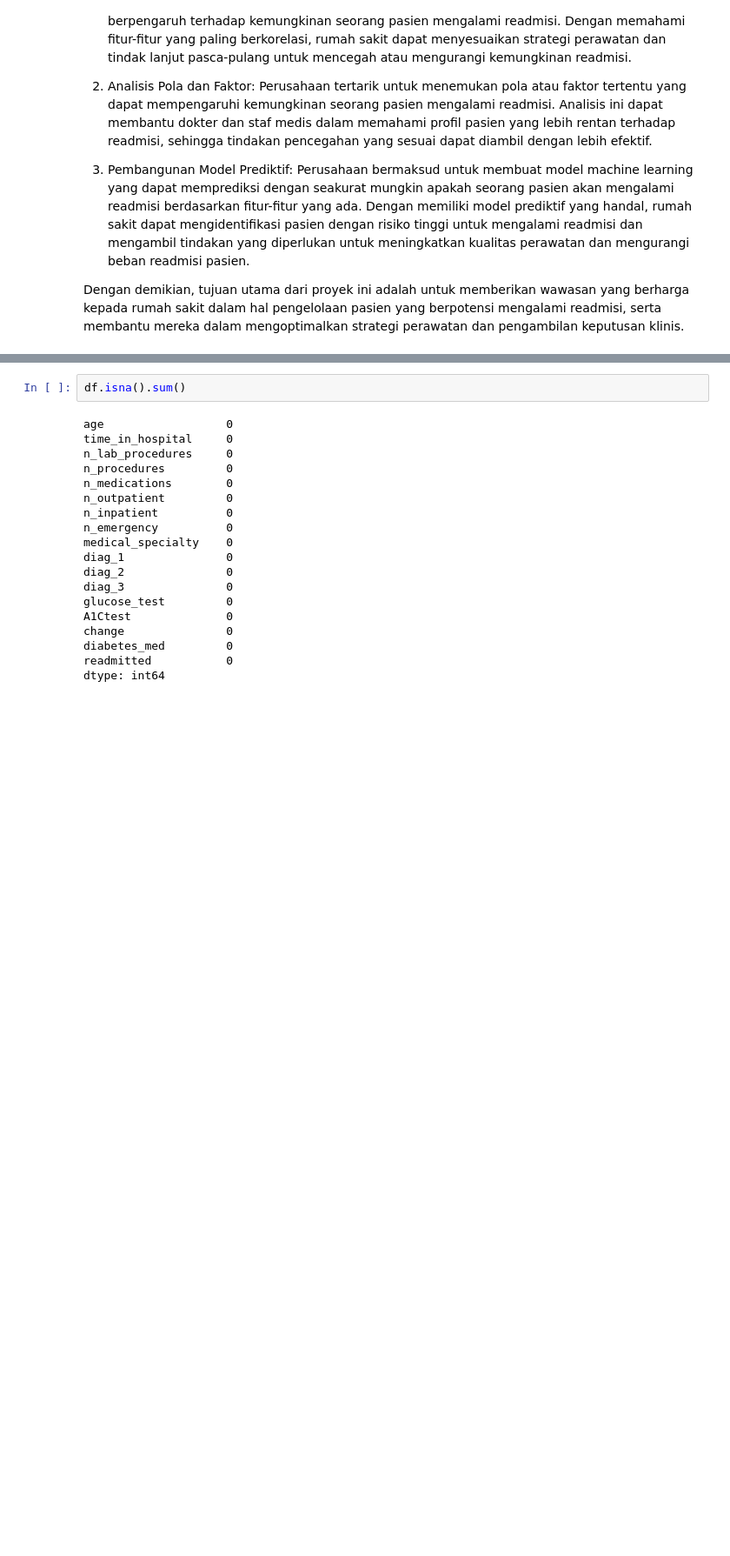
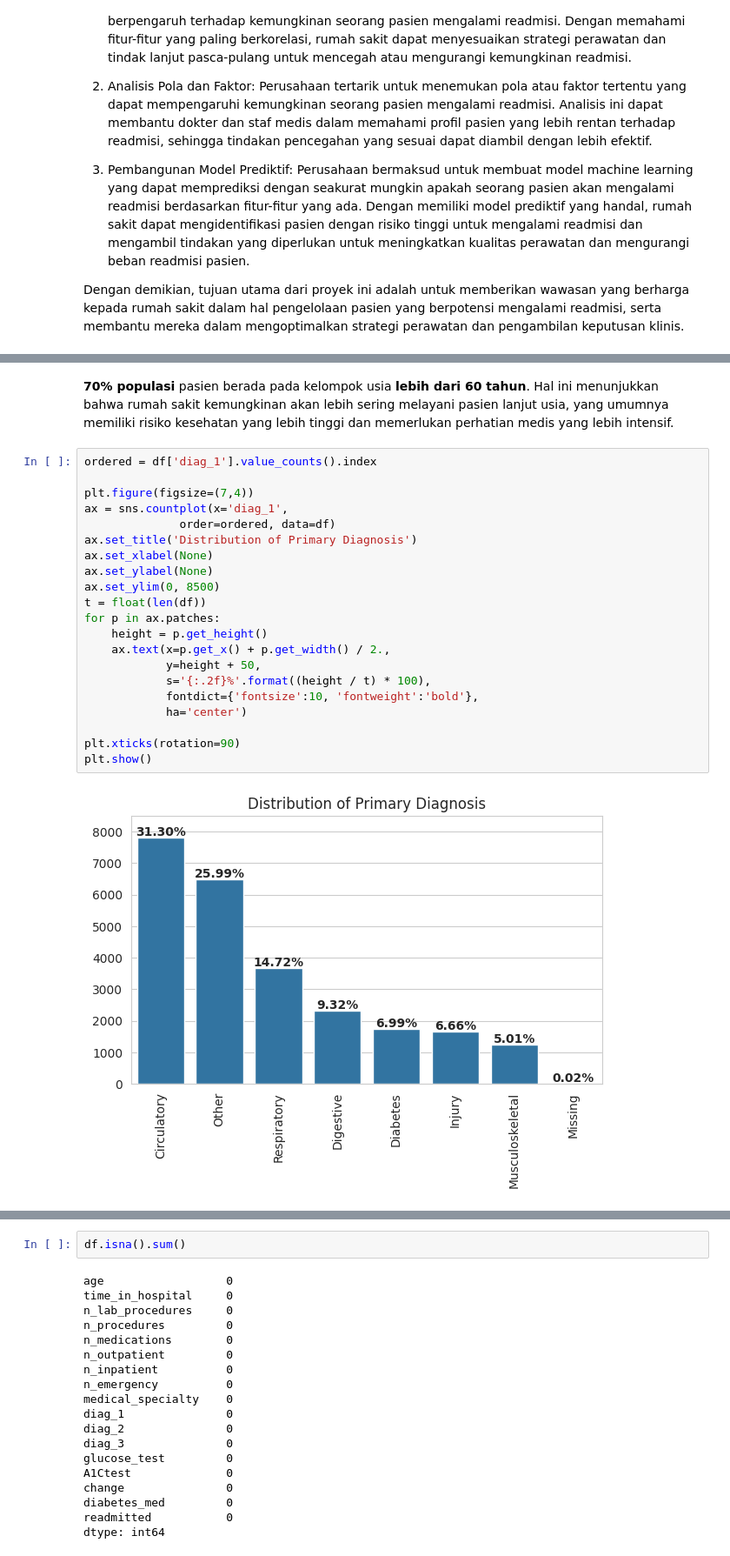
Before and after one commit to mfathul21/hospital-patient-readmissions, a Jupyter notebook: notebook.ipynb, the cells around one changed output, grey strips where cells are left out. Shown at 87% size. Cells and saved outputs as stored; diff of their text form; blank space fills up the shorter version.

```diff
--- a/notebook.ipynb
+++ b/notebook.ipynb
@@ -620,0 +134,25 @@ VIF>5, Extreme Multicollinearity (This is what we have to avoid)
+# %% [markdown]
+**70% populasi** pasien berada pada kelompok usia **lebih dari 60 tahun**. Hal ini menunjukkan bahwa rumah sakit kemungkinan akan lebih sering melayani pasien lanjut usia, yang umumnya memiliki risiko kesehatan yang lebih tinggi dan memerlukan perhatian medis yang lebih intensif.
+# %%
+ordered = df['diag_1'].value_counts().index
+
+plt.figure(figsize=(7,4))
+ax = sns.countplot(x='diag_1',
+              order=ordered, data=df)
+ax.set_title('Distribution of Primary Diagnosis')
+ax.set_xlabel(None)
+ax.set_ylabel(None)
+ax.set_ylim(0, 8500)
+t = float(len(df))
+for p in ax.patches:
+    height = p.get_height()
+    ax.text(x=p.get_x() + p.get_width() / 2.,
+            y=height + 50,
+            s='{:.2f}%'.format((height / t) * 100),
+            fontdict={'fontsize':10, 'fontweight':'bold'},
+            ha='center')
+
+plt.xticks(rotation=90)
+plt.show()
+# %% [output]
+[figure, added]
```
Also changed, not shown: parts of 100 cells of this notebook.
